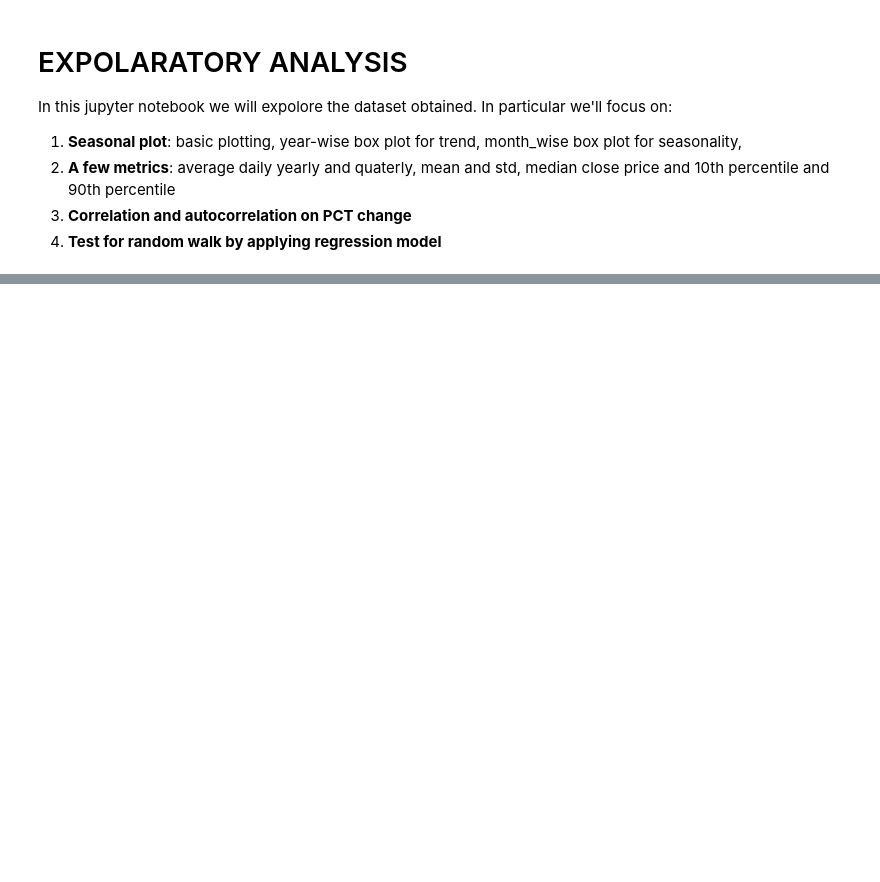
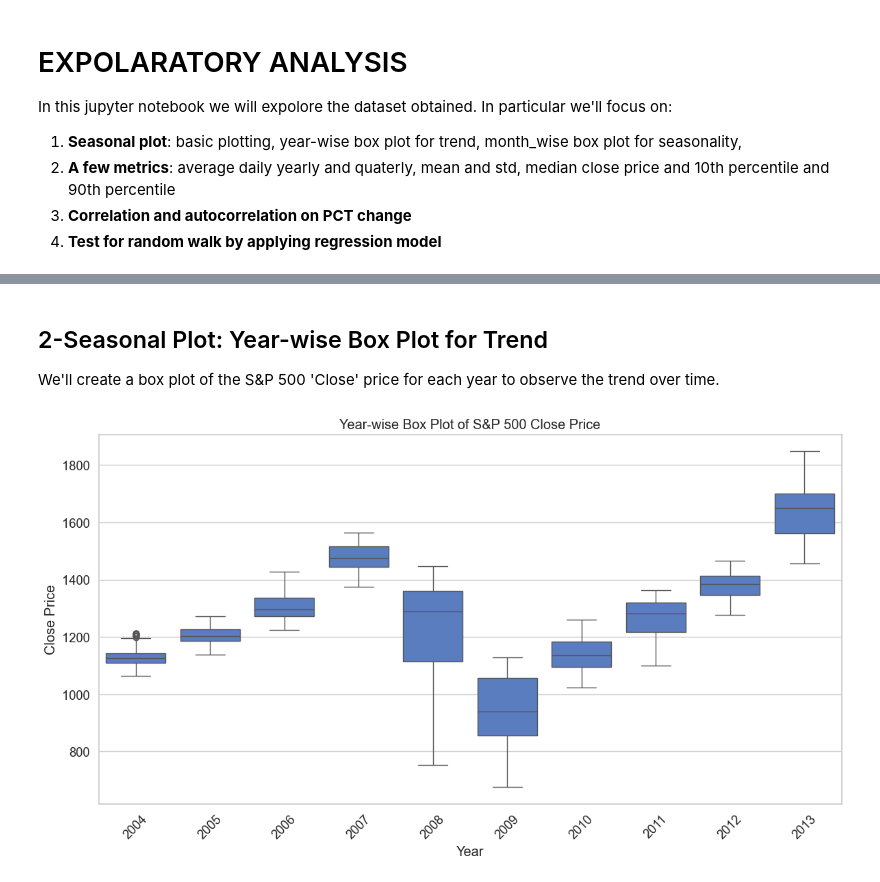
Before and after one commit to blackswan-quants/dtwclustering_sp500, a Jupyter notebook: exploratory analysis.ipynb, the cells around one changed output, grey strips where cells are left out. Cells and saved outputs as stored; diff of their text form; code cells hidden in the pictures; blank space fills up the shorter version.

```diff
--- a/exploratory analysis.ipynb
+++ b/exploratory analysis.ipynb
@@ -101,0 +12,17 @@ for year in years:
+# %%
+# Import necessary libraries
+import pandas as pd
+import numpy as np
+import matplotlib.pyplot as plt
+%matplotlib inline
+import seaborn as sns
+import yfinance as yf
+import pickle
+
+# For statistical analysis
+import statsmodels.api as sm
+from statsmodels.graphics.tsaplots import plot_acf
+from statsmodels.tsa.stattools import adfuller
+
+# Configure plotting style
+sns.set(style='whitegrid', palette='muted', font_scale=1.2)
@@ -101,0 +58,32 @@ for year in years:
+# %%
+# 1- Create time like columns
+sp500_data['Year'] = sp500_data['Date'].dt.year
+sp500_data['Month'] = sp500_data['Date'].dt.month
+sp500_data['Day'] = sp500_data['Date'].dt.day
+sp500_data['Weekday'] = sp500_data['Date'].dt.day_name()
+sp500_data['Quarter'] = sp500_data['Date'].dt.quarter
+
+# 2-
+# Set the 'Date' column as index
+sp500_data.set_index(('Date', ''), inplace=True)
+
+# Flatten the MultiIndex columns
+sp500_data.columns = ['_'.join(col).strip() for col in sp500_data.columns.values]
+
+# 3- Due to the large number of years, we'll focus on the last 10 years
+recent_years = sp500_data[sp500_data['Year_'] >= sp500_data['Year_'].max() - 10]
+oldest_years = sp500_data[(sp500_data['Year_'] < sp500_data['Year_'].max() - 10) & (sp500_data['Year_'] >= sp500_data['Year_'].max() - 20)]
+# %% [markdown]
+## 2-Seasonal Plot: Year-wise Box Plot for Trend
+
+We'll create a box plot of the S&P 500 'Close' price for each year to observe the trend over time.
+# %%
+plt.figure(figsize=(14, 7))
+sns.boxplot(x='Year_', y='Close_^GSPC', data=oldest_years.reset_index())
+plt.title('Year-wise Box Plot of S&P 500 Close Price')
+plt.xlabel('Year')
+plt.ylabel('Close Price')
+plt.xticks(rotation=45)
+plt.show()
+# %% [output]
+[figure, added]
```
Also changed, not shown: parts of 91 cells of this notebook, 1 other file.
